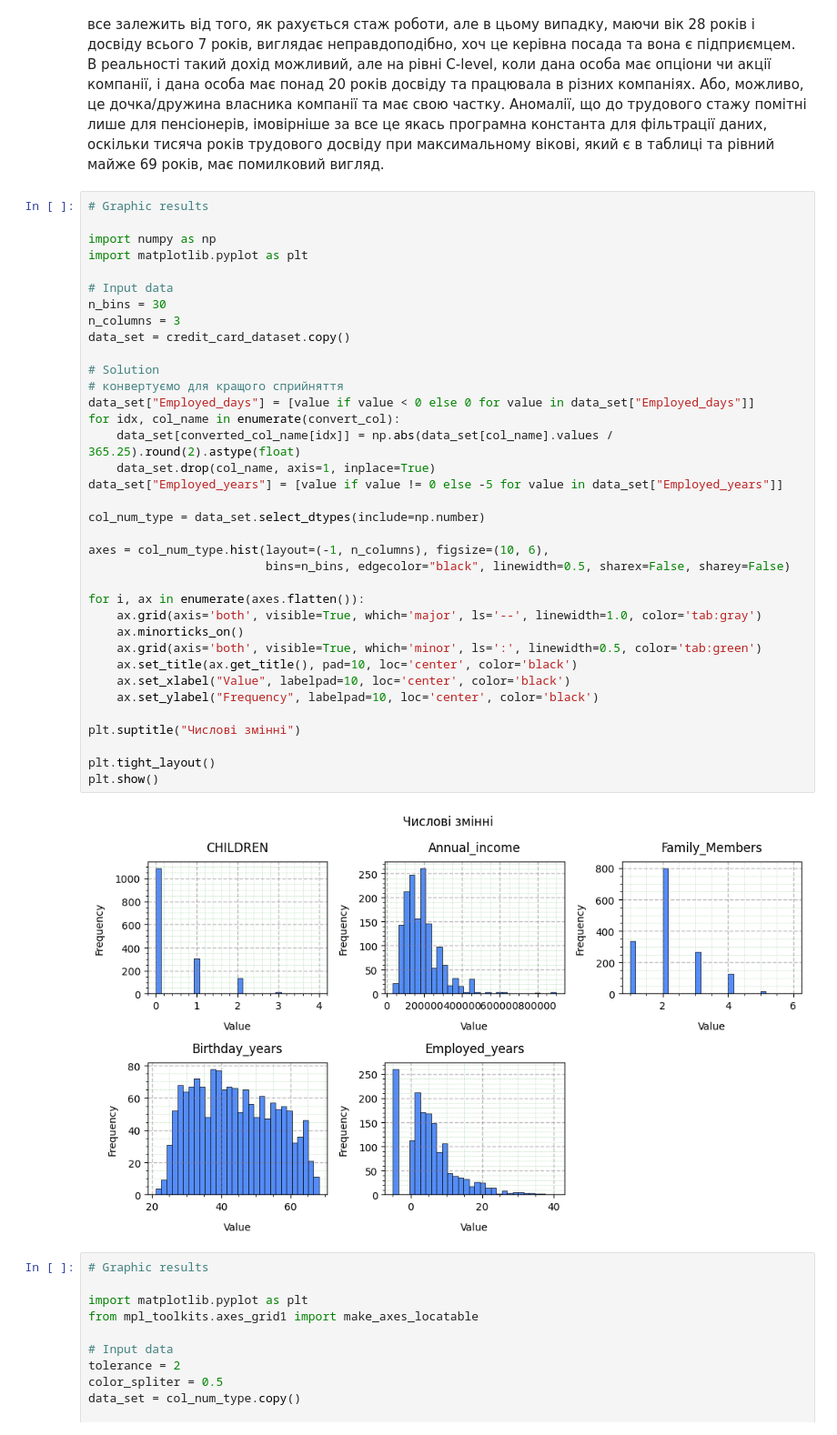
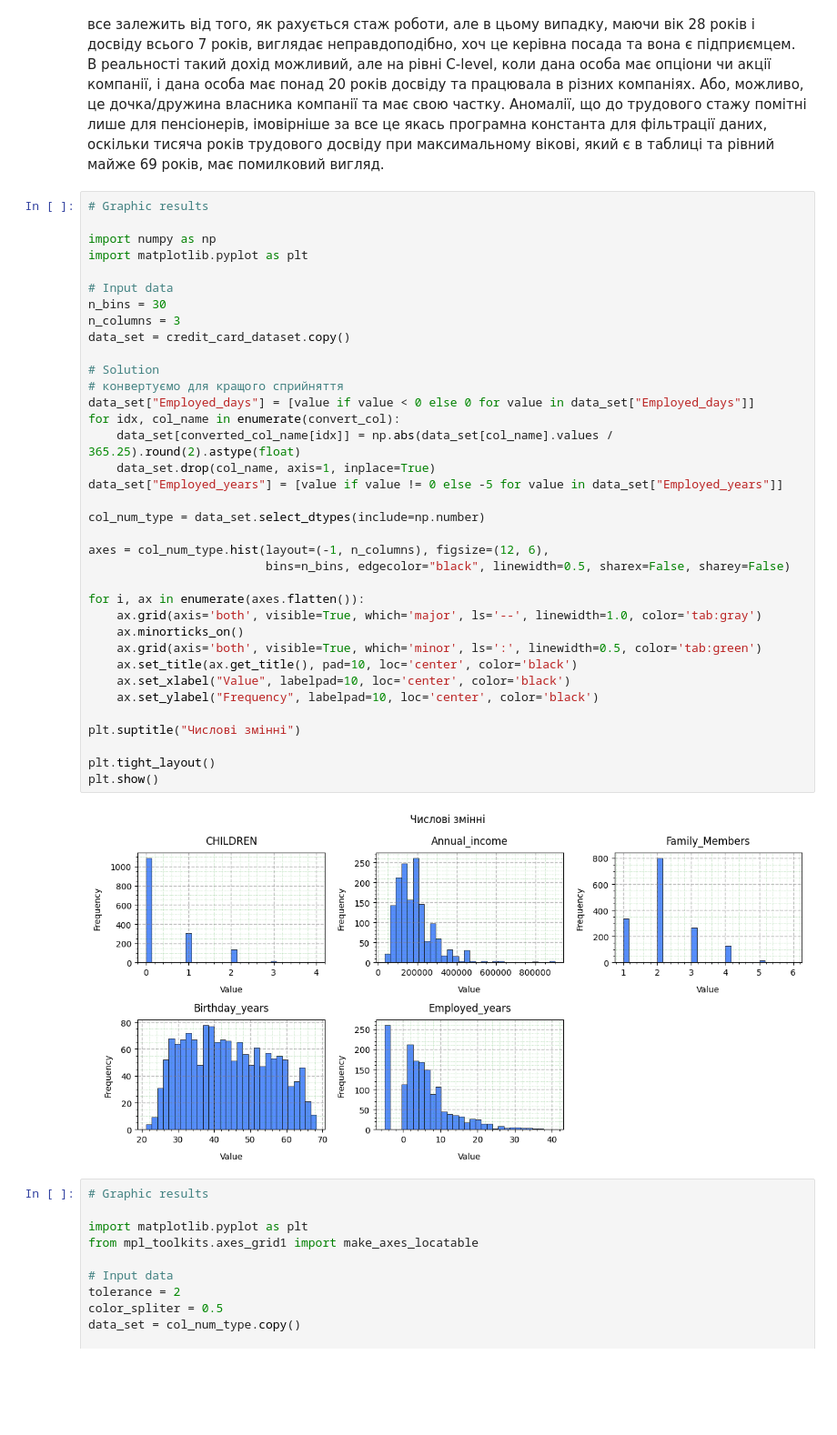
Before and after one commit to BogdanPinchuk/DataScience-PBY_HW20_Course_Project, a Jupyter notebook: Bohdan_Pinchuk_DS_HW20.ipynb, the cells around one changed output. Shown at 91% size. Saved outputs shown, nothing was run; the diff lists cells and outputs as text; blank space fills up the shorter version.

```diff
--- a/Bohdan_Pinchuk_DS_HW20.ipynb
+++ b/Bohdan_Pinchuk_DS_HW20.ipynb
@@ -781,35 +781,35 @@ import matplotlib.pyplot as plt
 # Input data
 n_bins = 30
 n_columns = 3
 data_set = credit_card_dataset.copy()
 
 # Solution
 # конвертуємо для кращого сприйняття
 data_set["Employed_days"] = [value if value < 0 else 0 for value in data_set["Employed_days"]]
 for idx, col_name in enumerate(convert_col):
     data_set[converted_col_name[idx]] = np.abs(data_set[col_name].values / 365.25).round(2).astype(float)
     data_set.drop(col_name, axis=1, inplace=True)
 data_set["Employed_years"] = [value if value != 0 else -5 for value in data_set["Employed_years"]]
 
 col_num_type = data_set.select_dtypes(include=np.number)
 
-axes = col_num_type.hist(layout=(-1, n_columns), figsize=(10, 6),
+axes = col_num_type.hist(layout=(-1, n_columns), figsize=(12, 6),
                          bins=n_bins, edgecolor="black", linewidth=0.5, sharex=False, sharey=False)
 
 for i, ax in enumerate(axes.flatten()):
     ax.grid(axis='both', visible=True, which='major', ls='--', linewidth=1.0, color='tab:gray')
     ax.minorticks_on()
     ax.grid(axis='both', visible=True, which='minor', ls=':', linewidth=0.5, color='tab:green')
     ax.set_title(ax.get_title(), pad=10, loc='center', color='black')
     ax.set_xlabel("Value", labelpad=10, loc='center', color='black')
     ax.set_ylabel("Frequency", labelpad=10, loc='center', color='black')
 
 plt.suptitle("Числові змінні")
 
 plt.tight_layout()
 plt.show()
 # %% [output]
-[figure, old version]
+[figure, new version]
 # %%
 # Graphic results
 
```
Also changed, not shown: parts of 8 cells of this notebook.
